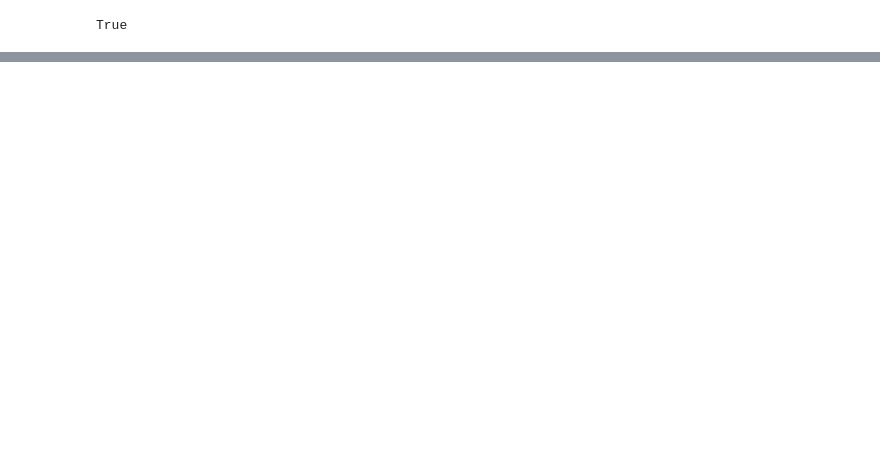
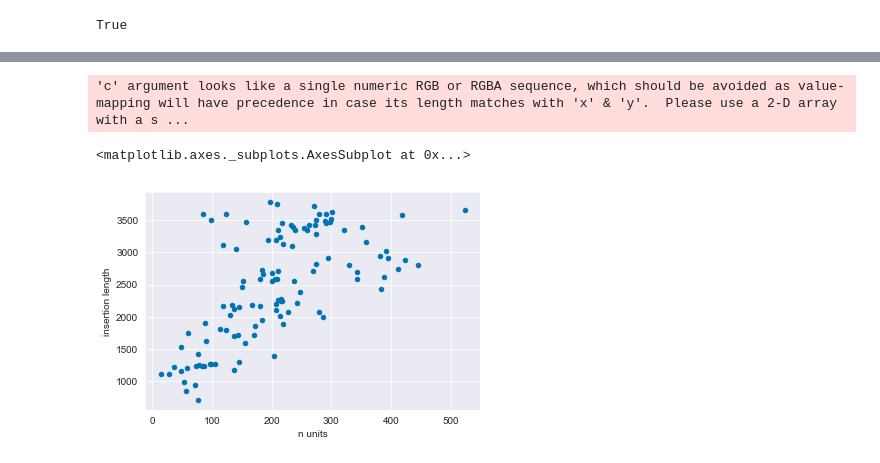
Before and after one commit to GiocomoLab/AlexA_Library, a Jupyter notebook: NP_python/cell_counter.ipynb, the cells around one changed output, grey strips where cells are left out. Saved outputs shown, nothing was run; the diff lists cells and outputs as text; code cells hidden in the pictures; blank space fills up the shorter version.

```diff
--- a/NP_python/cell_counter.ipynb
+++ b/NP_python/cell_counter.ipynb
@@ -149,0 +166,8 @@ False
+# %%
+
+df=pd.DataFrame(data,columns=['n units', 'insertion length','parent'])
+df.plot.scatter(x='n units',y='insertion length')
+# %% [output]
+'c' argument looks like a single numeric RGB or RGBA sequence, which should be avoided as value-mapping will have precedence in case its length matches with 'x' & 'y'.  Please use a 2-D array with a s ...
+<matplotlib.axes._subplots.AxesSubplot at 0x...>
+[figure, added]
```
Also changed, not shown: parts of 14 cells of this notebook, 9 other files.
